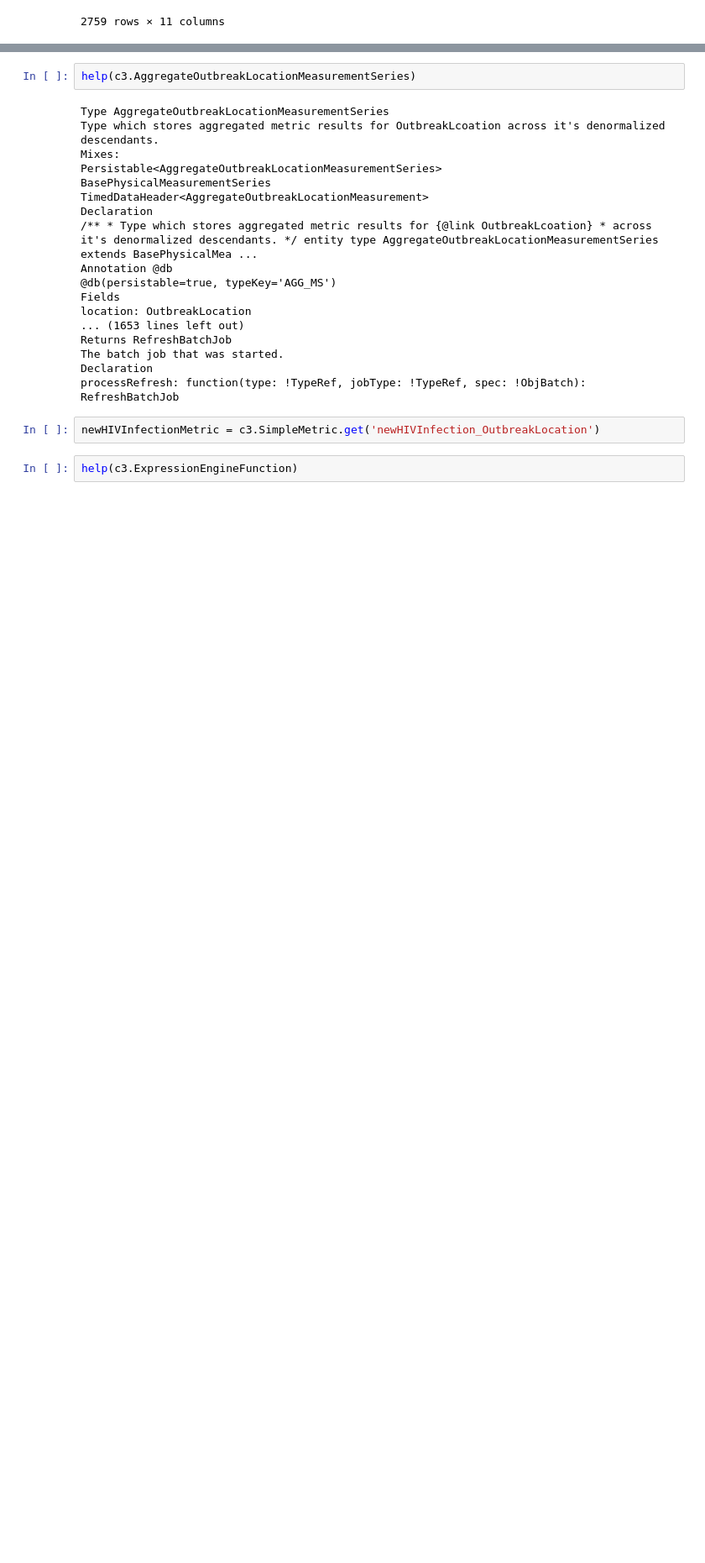
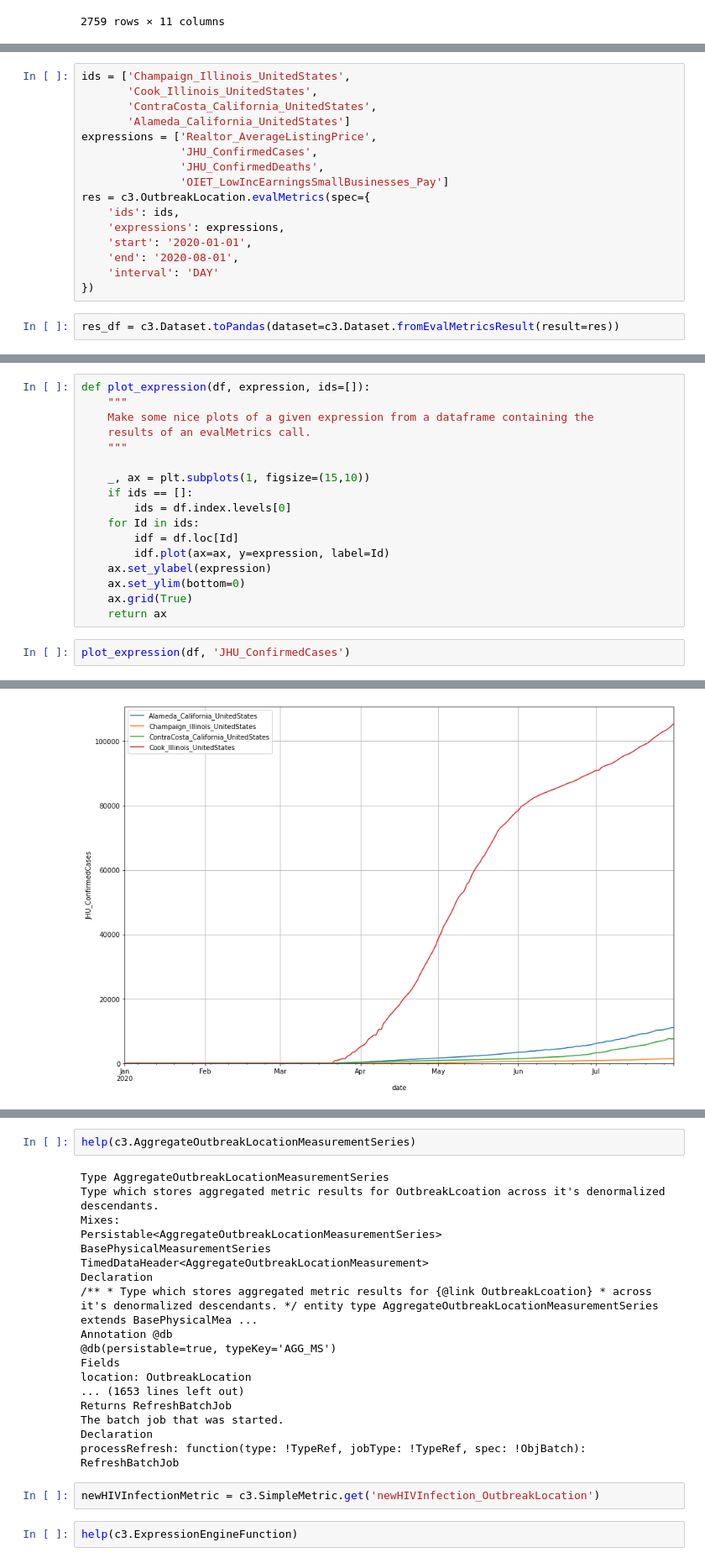
Before and after one commit to c3aidti/advancedMetrics, a Jupyter notebook: advancedMetrics.ipynb, the cells around one changed output, grey strips where cells are left out. Shown at 84% size. Saved outputs shown, nothing was run; the diff lists cells and outputs as text; blank space fills up the shorter version.

Commit message:
Finish initial metric evaluation section

```diff
--- a/advancedMetrics.ipynb
+++ b/advancedMetrics.ipynb
@@ -113,0 +72,18 @@ pd.DataFrame(c3.SimpleMetric.fetch({'filter': 'contains(name, "JHU")'}).objs.toJ
+# %%
+ids = ['Champaign_Illinois_UnitedStates',
+       'Cook_Illinois_UnitedStates',
+       'ContraCosta_California_UnitedStates',
+       'Alameda_California_UnitedStates']
+expressions = ['Realtor_AverageListingPrice',
+               'JHU_ConfirmedCases',
+               'JHU_ConfirmedDeaths',
+               'OIET_LowIncEarningsSmallBusinesses_Pay']
+res = c3.OutbreakLocation.evalMetrics(spec={
+    'ids': ids,
+    'expressions': expressions,
+    'start': '2020-01-01',
+    'end': '2020-08-01',
+    'interval': 'DAY'
+})
+# %%
+res_df = c3.Dataset.toPandas(dataset=c3.Dataset.fromEvalMetricsResult(result=res))
@@ -113,0 +150,20 @@ pd.DataFrame(c3.SimpleMetric.fetch({'filter': 'contains(name, "JHU")'}).objs.toJ
+# %%
+def plot_expression(df, expression, ids=[]):
+    """
+    Make some nice plots of a given expression from a dataframe containing the
+    results of an evalMetrics call.
+    """
+
+    _, ax = plt.subplots(1, figsize=(15,10))
+    if ids == []:
+        ids = df.index.levels[0]
+    for Id in ids:
+        idf = df.loc[Id]
+        idf.plot(ax=ax, y=expression, label=Id)
+    ax.set_ylabel(expression)
+    ax.set_ylim(bottom=0)
+    ax.grid(True)
+    return ax
+# %%
+plot_expression(df, 'JHU_ConfirmedCases')
+# %% [output]
@@ -113,0 +171 @@ pd.DataFrame(c3.SimpleMetric.fetch({'filter': 'contains(name, "JHU")'}).objs.toJ
+[figure, added]
```
Also changed, not shown: parts of 21 cells of this notebook.
